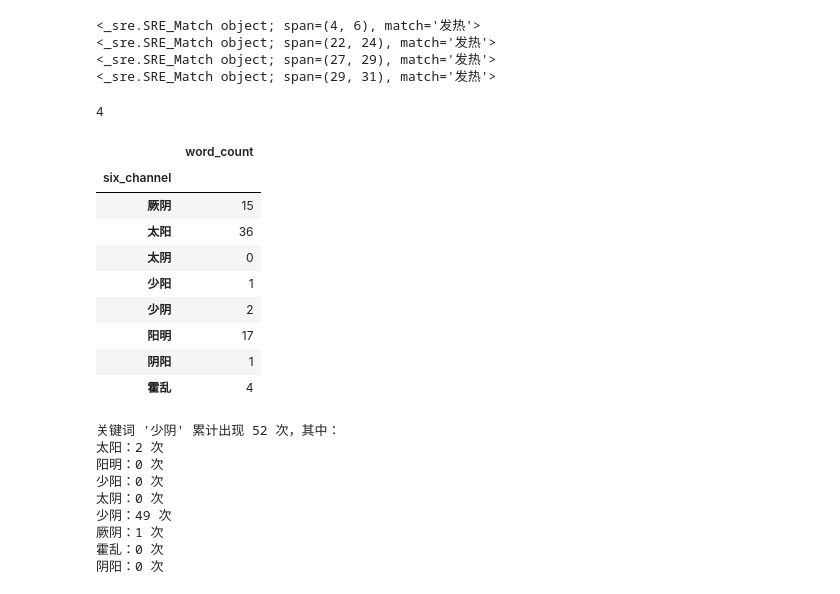
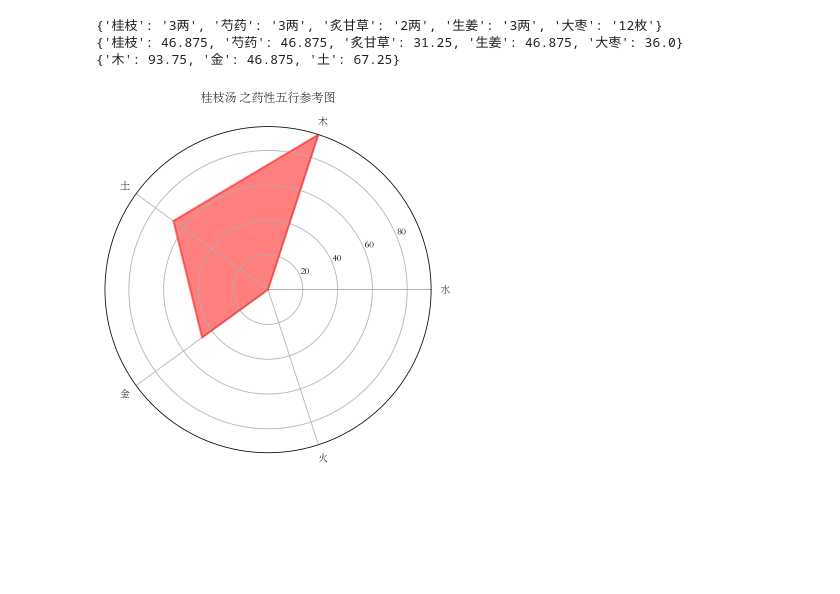
Before and after one commit to xukongwen/shanghan_learn, a Jupyter notebook: huayong-exercise-book.ipynb, the cells around one changed output. Drawn from its saved outputs; the diff is of its cells as text; code cells hidden in the pictures; blank space fills up the shorter version.

```diff
--- a/huayong-exercise-book.ipynb
+++ b/huayong-exercise-book.ipynb
@@ -1,6 +1,5 @@
 # %%
 from shlib import ShangHanLun
-from shlib.medicine import medicine_wx_mapping
-shl = ShangHanLun()
-shl.load_data("data/SH_ty2.json")
-shl.decoction_data_frame
+sh = ShangHanLun()
+sh.load_decoction_data('data/SH_ty2.json')
+# sh.decoction_dataframe
@@ -128,44 +6,7 @@ sht.search_keyword("恶风")
-# %%
-import re
-for item in re.finditer("发热", "太阳病。发热。汗出。恶风。脉缓者。名为中风。发热。热，发热发热"):
-    print(item)
-# %% [output]
-<_sre.SRE_Match object; span=(4, 6), match='发热'>
-<_sre.SRE_Match object; span=(22, 24), match='发热'>
-<_sre.SRE_Match object; span=(27, 29), match='发热'>
-<_sre.SRE_Match object; span=(29, 31), match='发热'>
-# %%
-word = "发热"
-pattern = re.compile(word)
-sht.text_dataframe.text.apply(lambda x: len(re.findall(pattern, x)))
-# %% [output]
-4
-# %%
-df = sht.text_dataframe[["six_channel", "text"]]
-pattern = re.compile(word)
-df["word_count"] = df.text.apply(lambda x: len(re.findall(pattern, x)))
-count_in_six_channel = df.groupby("six_channel").sum()
-count_in_six_channel
-# %% [output]
-|  | word_count |
-| six_channel |  |
-| 厥阴 | 15 |
-| 太阳 | 36 |
-| 太阴 | 0 |
-| 少阳 | 1 |
-| 少阴 | 2 |
-| 阳明 | 17 |
-| 阴阳 | 1 |
-| 霍乱 | 4 |
-# %%
-sht.count_word("少阴")
-# %% [output]
-关键词 '少阴' 累计出现 52 次，其中：
-太阳：2 次
-阳明：0 次
-少阳：0 次
-太阴：0 次
-少阴：49 次
-厥阴：1 次
-霍乱：0 次
-阴阳：0 次
+# %%
+sh.show_decoction_wx_trend("桂枝汤")
+# %% [output]
+{'桂枝': '3两', '芍药': '3两', '炙甘草': '2两', '生姜': '3两', '大枣': '12枚'}
+{'桂枝': 46.875, '芍药': 46.875, '炙甘草': 31.25, '生姜': 46.875, '大枣': 36.0}
+{'木': 93.75, '金': 46.875, '土': 67.25}
+[figure, added]
```
Also changed, not shown: parts of 11 cells of this notebook, 5 other files.
